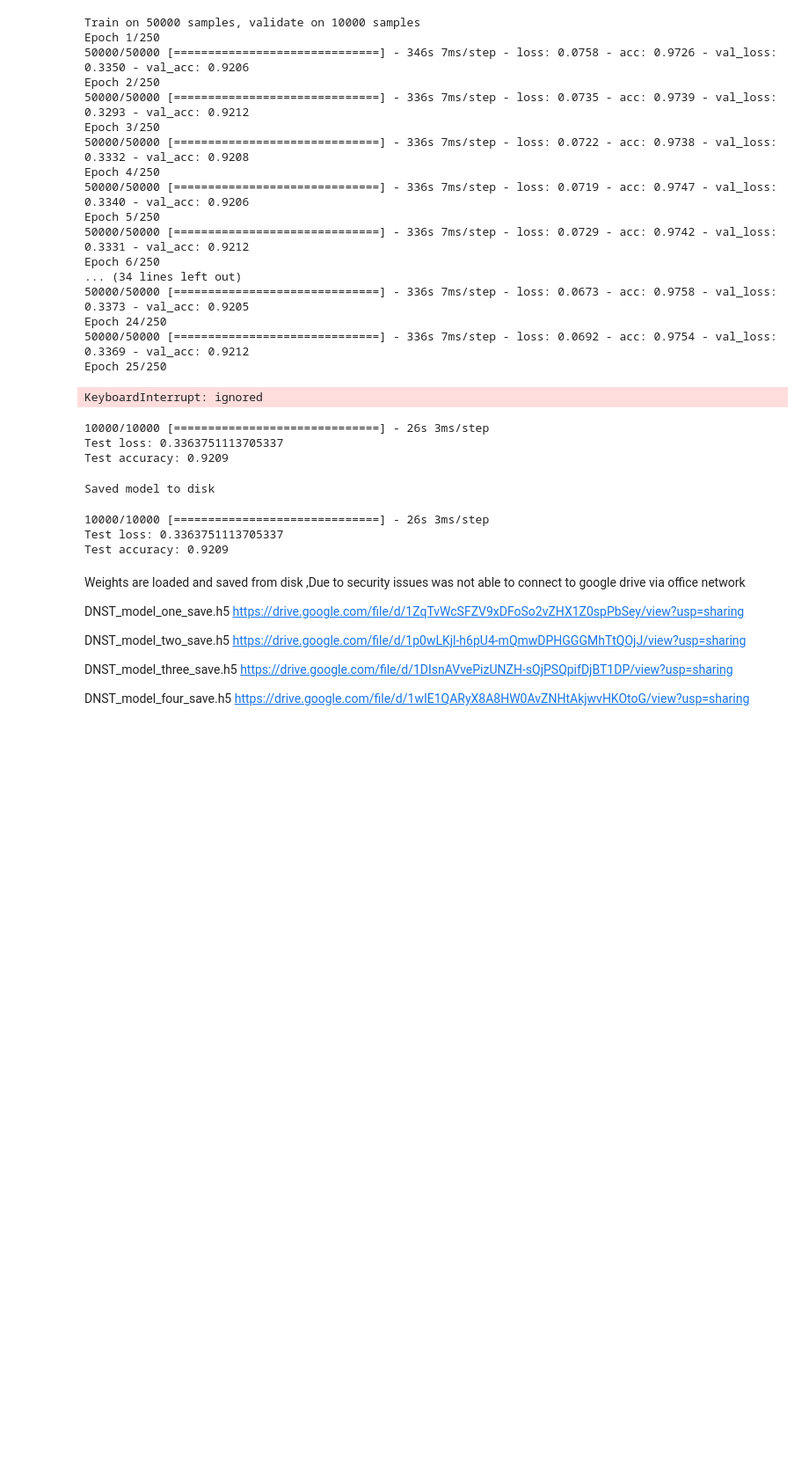
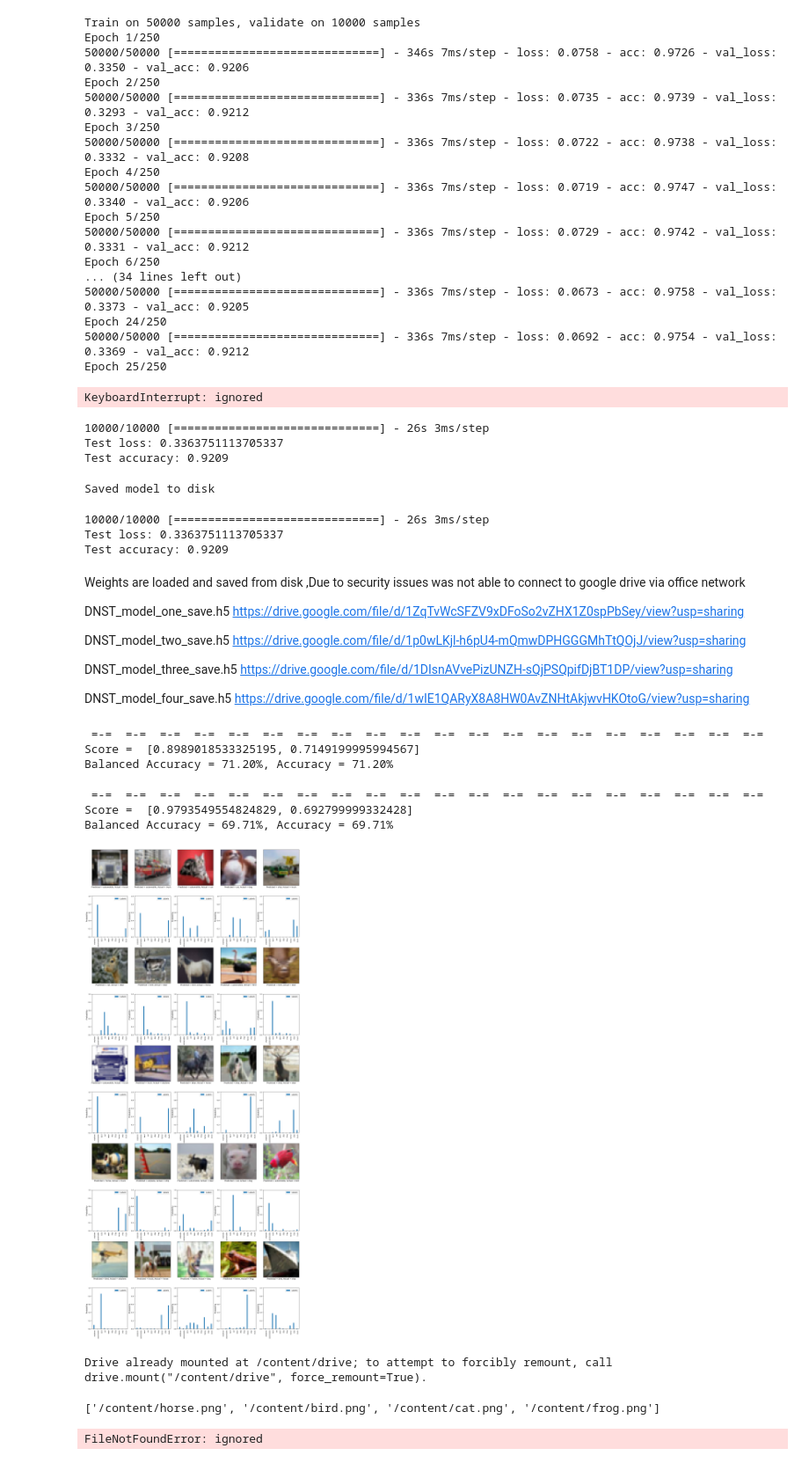
Before and after one commit to neethipoonacha/EIP3, a Jupyter notebook: Gradcam.ipynb, the cells around one changed output. Shown: that part at 88% size. Drawn from its saved outputs; the diff is of its cells as text; code cells hidden in the pictures; blank space fills up the shorter version.

```diff
--- a/Gradcam.ipynb
+++ b/Gradcam.ipynb
@@ -455,0 +772,42 @@ DNST_model_four_save.h5 https://drive.google.com/file/d/1wIE1QARyX8A8HW0AvZNHtAk
+# %%
+iterator = datagen.flow(x_train, y_train, batch_size=1024, shuffle=False)
+score = model.evaluate_generator(iterator,steps=len(iterator))
+iterator = datagen.flow(x_train, y_train, batch_size=1024, shuffle=False)
+predictions = model.predict_generator(iterator,steps=len(iterator))
+
+# Inspect Predictions helps you see the precision recall and confusion matrix
+_ = inspect_predictions(score, predictions,y_train, classes=get_cifar10_labels(),print_results=True, plot_results=False)
+# %% [output]
+ =-=  =-=  =-=  =-=  =-=  =-=  =-=  =-=  =-=  =-=  =-=  =-=  =-=  =-=  =-=  =-=  =-=  =-=  =-=  =-=
+Score =  [0.8989018533325195, 0.7149199995994567]
+Balanced Accuracy = 71.20%, Accuracy = 71.20%
+# %%
+iterator = datagen.flow(x_test, y_test, batch_size=1024, shuffle=False)
+score = model.evaluate_generator(iterator,steps=len(iterator))
+iterator = datagen.flow(x_test, y_test, batch_size=1024, shuffle=False)
+predictions = model.predict_generator(iterator,steps=len(iterator))
+
+_ = inspect_predictions(score, predictions,y_test, classes=get_cifar10_labels(),print_results=True, plot_results=False)
+# %% [output]
+ =-=  =-=  =-=  =-=  =-=  =-=  =-=  =-=  =-=  =-=  =-=  =-=  =-=  =-=  =-=  =-=  =-=  =-=  =-=  =-=
+Score =  [0.9793549554824829, 0.692799999332428]
+Balanced Accuracy = 69.71%, Accuracy = 69.71%
+# %%
+iterator = datagen.flow(x_test, y_test, batch_size=1024, shuffle=False)
+predictions = model.predict_generator(iterator,steps=len(iterator))
+
+# Above 2 steps are same in Prediction and scoring steps as well
+
+show_misclassified(x_test, y_test, predictions[:len(y_test)], classes=get_cifar10_labels(),
+                       columns=5, total=25,
+                       pick_randomly=True, image_size_multiplier=4)
+# %% [output]
+[figure, added]
+# %%
+# Load the Drive helper and mount
+from google.colab import drive
+
+# This will prompt for authorization.
+drive.mount('/content/drive')
+# %% [output]
+Drive already mounted at /content/drive; to attempt to forcibly remount, call drive.mount("/content/drive", force_remount=True).
@@ -455,0 +819,37 @@ DNST_model_four_save.h5 https://drive.google.com/file/d/1wIE1QARyX8A8HW0AvZNHtAk
+# %%
+img_path_list = ['/content/horse.png','/content/bird.png','/content/cat.png','/content/frog.png']
+print(img_path_list)
+for i in range(len(img_path_list)):
+    img_path = img_path_list[i]
+    img = image.load_img(img_path, target_size=(32, 32))
+    x = image.img_to_array(img)
+    x = np.expand_dims(x, axis=0)
+    x = preprocess_input(x)
+
+    preds = model.predict(x)
+    class_idx = np.argmax(preds[0])
+    class_output = model.output[:, class_idx]
+    last_conv_layer = model.get_layer("zero_padding2d_29")
+    #last_conv_layer = model.get_layer("block5_conv3")
+    grads = K.gradients(class_output, last_conv_layer.output)[0]
+    pooled_grads = K.mean(grads, axis=(0, 1, 2))
+    iterate = K.function([model.input], [pooled_grads, last_conv_layer.output[0]])
+    pooled_grads_value, conv_layer_output_value = iterate([x])
+    for i in range(10):
+        conv_layer_output_value[:, :, i] *= pooled_grads_value[i]
+
+    heatmap = np.mean(conv_layer_output_value, axis=-1)
+    heatmap = np.maximum(heatmap, 0)
+    heatmap /= np.max(heatmap)
+    from google.colab.patches import cv2_imshow
+    img = cv2.imread(img_path)
+    heatmap = cv2.resize(heatmap, (img.shape[1], img.shape[0]))
+    heatmap = np.uint8(255 * heatmap)
+    heatmap = cv2.applyColorMap(heatmap, cv2.COLORMAP_JET)
+    superimposed_img = cv2.addWeighted(img, 0.6, heatmap, 0.4, 0)
+    superimposed_img = cv2.addWeighted(img, 0.6, heatmap, 0.4, 0)
+    numpy_horizontal_concat = np.concatenate((img, superimposed_img), axis=1)
+    cv2_imshow(numpy_horizontal_concat)
+# %% [output]
+['/content/horse.png', '/content/bird.png', '/content/cat.png', '/content/frog.png']
+FileNotFoundError: ignored
```
Also changed, not shown: parts of 12 cells of this notebook.
